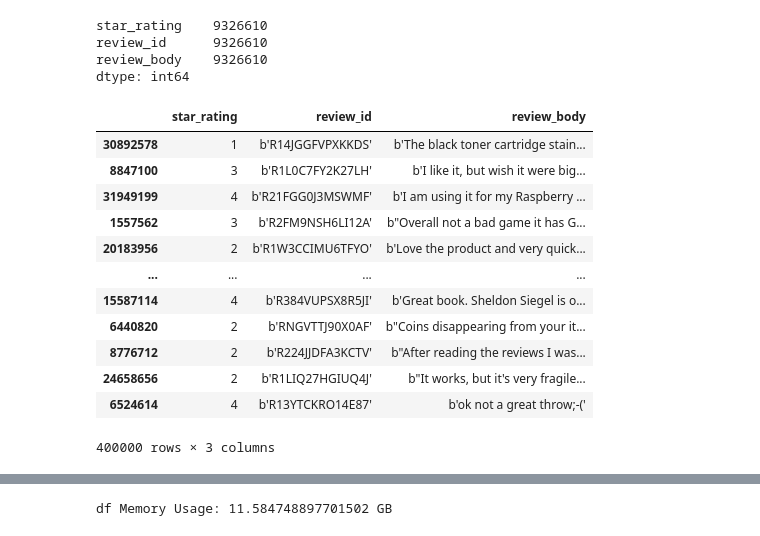
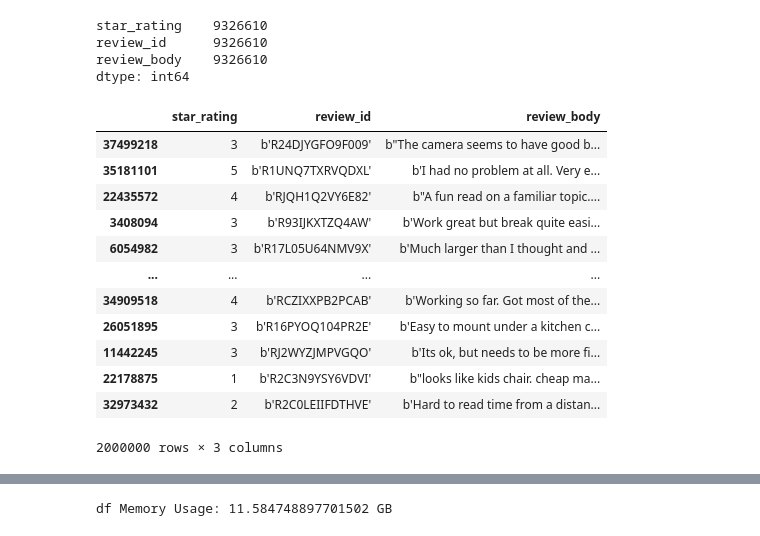
Before and after one commit to developer-onizuka/MachineLearningOnAWS, a Jupyter notebook: BERT-embedding-from-text.ipynb, the cells around one changed output, grey strips where cells are left out. Cells and saved outputs as stored; diff of their text form; code cells hidden in the pictures.

```diff
--- a/BERT-embedding-from-text.ipynb
+++ b/BERT-embedding-from-text.ipynb
@@ -385,19 +388,17 @@ validation_df = dfx.sample(n=400000)
 # %%
-# train_df = df.head(2000000)
-train_df = dfx.sample(n=2000000)
+train_df = df_head.sample(n=2000000)
+train_df
+# %% [output]
+|  | star_rating | review_id | review_body |
+| 37499218 | 3 | b'R24DJYGFO9F009' | b"The camera seems to have good b... |
+| 35181101 | 5 | b'R1UNQ7TXRVQDXL' | b'I had no problem at all. Very e... |
+| 22435572 | 4 | b'RJQH1Q2VY6E82' | b"A fun read on a familiar topic.... |
+| 3408094 | 3 | b'R93IJKXTZQ4AW' | b'Work great but break quite easi... |
+| 6054982 | 3 | b'R17L05U64NMV9X' | b'Much larger than I thought and ... |
+| ... | ... | ... | ... |
+| 34909518 | 4 | b'RCZIXXPB2PCAB' | b'Working so far. Got most of the... |
+| 26051895 | 3 | b'R16PYOQ104PR2E' | b'Easy to mount under a kitchen c... |
+| 11442245 | 3 | b'RJ2WYZJMPVGQO' | b'Its ok, but needs to be more fi... |
+| 22178875 | 1 | b'R2C3N9YSY6VDVI' | b"looks like kids chair. cheap ma... |
+| 32973432 | 2 | b'R2C0LEIIFDTHVE' | b'Hard to read time from a distan... |
+2000000 rows × 3 columns
-# %%
-validation_df
-# %% [output]
-|  | star_rating | review_id | review_body |
-| 30892578 | 1 | b'R14JGGFVPXKKDS' | b'The black toner cartridge stain... |
-| 8847100 | 3 | b'R1L0C7FY2K27LH' | b'I like it, but wish it were big... |
-| 31949199 | 4 | b'R21FGG0J3MSWMF' | b'I am using it for my Raspberry ... |
-| 1557562 | 3 | b'R2FM9NSH6LI12A' | b"Overall not a bad game it has G... |
-| 20183956 | 2 | b'R1W3CCIMU6TFYO' | b'Love the product and very quick... |
-| ... | ... | ... | ... |
-| 15587114 | 4 | b'R384VUPSX8R5JI' | b'Great book. Sheldon Siegel is o... |
-| 6440820 | 2 | b'RNGVTTJ90X0AF' | b"Coins disappearing from your it... |
-| 8776712 | 2 | b'R224JJDFA3KCTV' | b"After reading the reviews I was... |
-| 24658656 | 2 | b'R1LIQ27HGIUQ4J' | b"It works, but it's very fragile... |
-| 6524614 | 4 | b'R13YTCKRO14E87' | b'ok not a great throw;-(' |
-400000 rows × 3 columns
```
Also changed, not shown: parts of 20 cells of this notebook.
